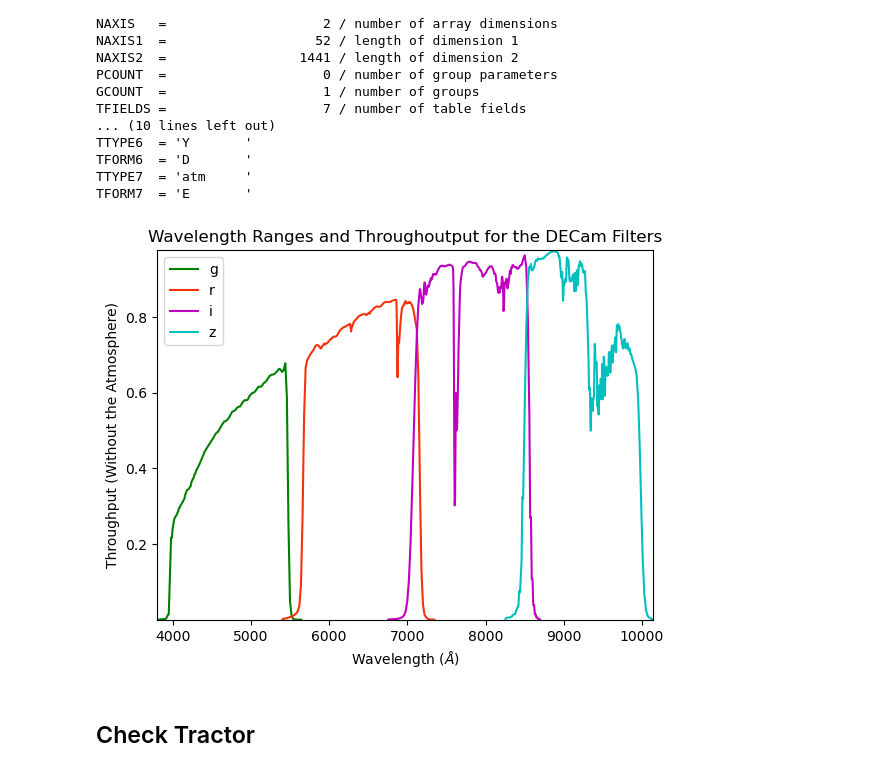
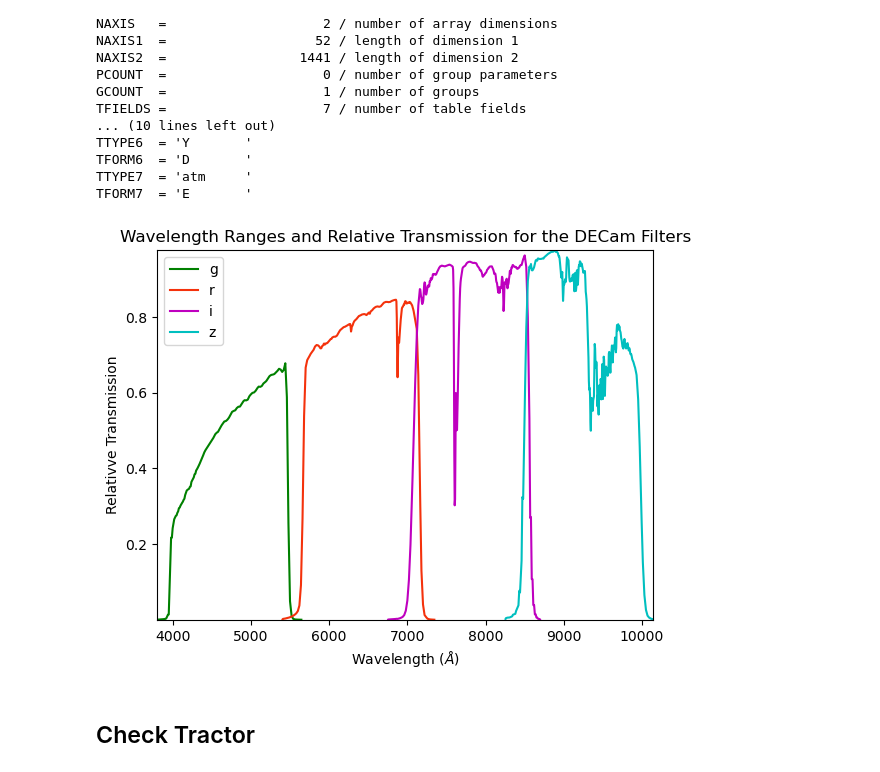
Before and after one commit to cyb0rb/WiFeS_Catalog, a Jupyter notebook: Figures_for_Report.ipynb, the cells around one changed output. Drawn from its saved outputs; the diff is of its cells as text; code cells hidden in the pictures.

Commit message:
Figures update

```diff
--- a/Figures_for_Report.ipynb
+++ b/Figures_for_Report.ipynb
@@ -237,36 +237,36 @@ for i in range(0,len(r)):
 
 empty_i=[]
 x_i=[]
 for i in range(0,len(I)):
     if I[i]>0:
         empty_i.append(I[i])
         x_i.append(x[i])
 
 empty_z=[]
 x_z=[]
 for i in range(0,len(z)):
     if z[i]>0:
         empty_z.append(z[i])
         x_z.append(x[i])
 
 plt.plot(x_g,empty_g, color='g', label='g')
 plt.plot(x_r,empty_r, color='xkcd:vermillion', label='r')
 plt.plot(x_i,empty_i, color='m', label='i')
 plt.plot(x_z,empty_z,color='c', label='z')
-plt.title('Wavelength Ranges and Throughoutput for the DECam Filters')
+plt.title('Wavelength Ranges and Relative Transmission for the DECam Filters')
 plt.legend()
 plt.xlabel('Wavelength ($\AA$)')
-plt.ylabel('Throughput (Without the Atmosphere)')
+plt.ylabel('Relativve Transmission')
 plt.margins(x=0, y=0)
 plt.show()
 
 #Wifes is 320-980nm
 #g_band is 398-548nm
 #r_band is 568-716
 #i-band is 710-857
 #z-band is 850-1002
 # %% [output]
-[figure, old version]
+[figure, new version]
 # %% [markdown]
 ## Check Tractor
 # %%
```
Also changed, not shown: parts of 1 cell of this notebook, 2 other files.
